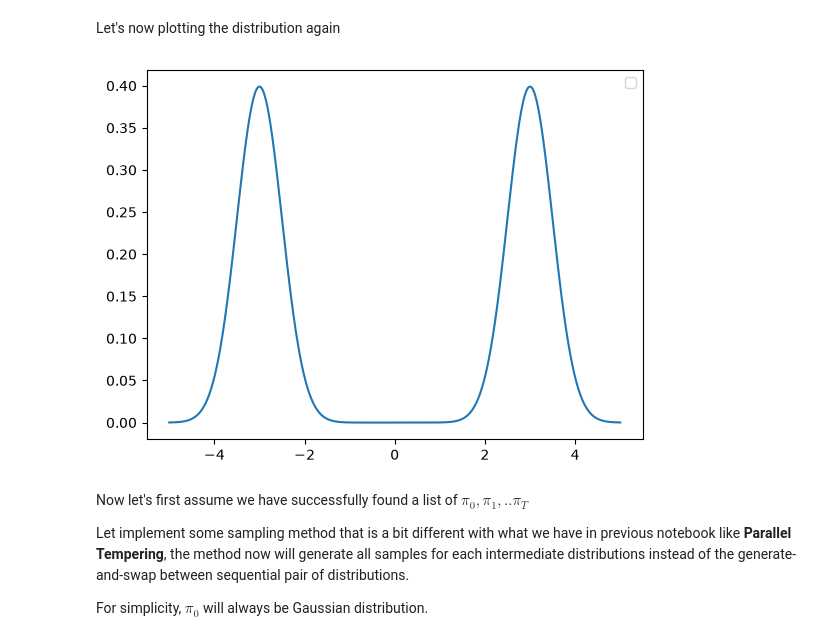
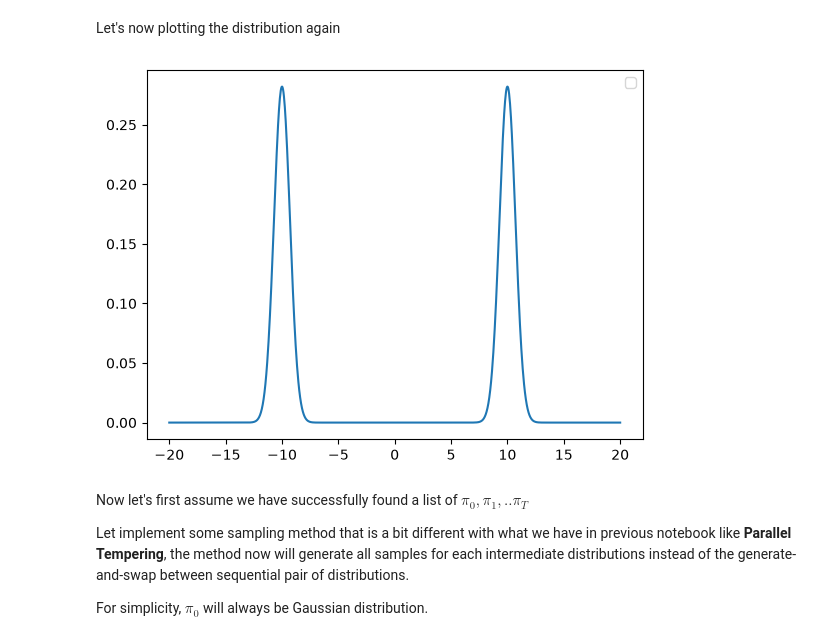
Before and after one commit to saobangmath/MiniProject-PhD-, a Jupyter notebook: MCMC/smc.ipynb, the cells around one changed output. Drawn from its saved outputs; the diff is of its cells as text; code cells hidden in the pictures.

```diff
--- a/MCMC/smc.ipynb
+++ b/MCMC/smc.ipynb
@@ -18,29 +18,29 @@
 For start, let's just use the old 2 mode distribution we have use in mcmc notebook.
 # %%
 from jax import numpy as jnp
-from scipy.stats import norm
+from scipy.stats import multivariate_normal
 
 def log_target_pdf(x):
      return jnp.logaddexp(
-         jnp.log(0.5) + norm(loc = 3, scale = 0.5).logpdf(x),
-         jnp.log(0.5) + norm(loc = -3, scale = 0.5).logpdf(x),
+         jnp.log(0.5) + multivariate_normal(mean = 10, cov = 0.5).logpdf(x),
+         jnp.log(0.5) + multivariate_normal(mean = -10, cov = 0.5).logpdf(x),
      )
 # %% [markdown]
 Let's now plotting the distribution again
 # %%
 from jax import numpy as jnp
 from matplotlib import pyplot as plt
 
 fig, ax = plt.subplots()
-xx = jnp.linspace(-5, 5, 1000)
+xx = jnp.linspace(-20, 20, 1000)
 yy = jnp.exp(log_target_pdf(xx))
 
 ax.plot(xx, yy)
 
 plt.legend()
 fig.show()
 # %% [output]
-[figure, old version]
+[figure, new version]
 # %% [markdown]
 Now let's first assume we have successfully found a list of $\pi_0, \pi_1, ..\pi_T$
 
```
Also changed, not shown: parts of 9 cells of this notebook.
